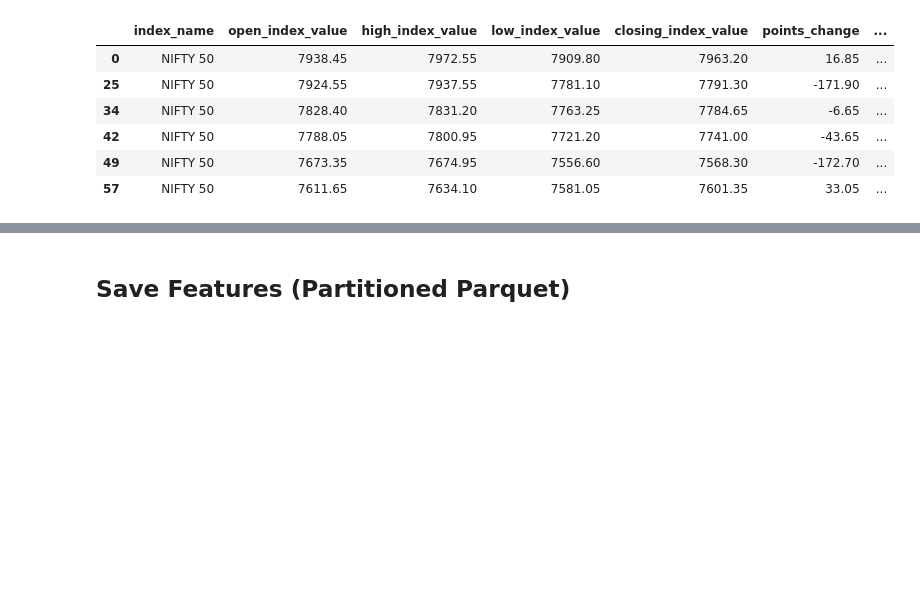
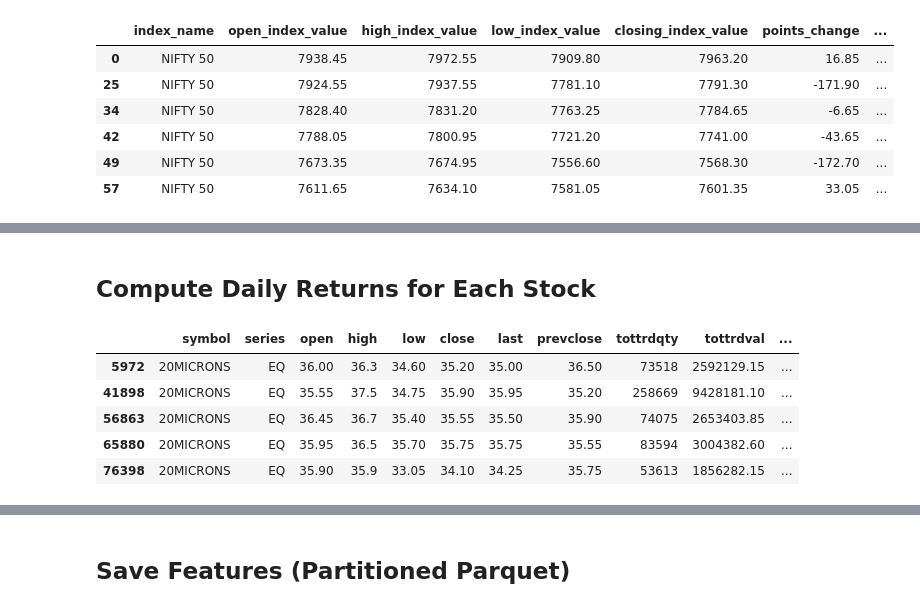
Before and after one commit to Hunter926261/NSE-NIFTY-50-DATA-PIPELINE, a Jupyter notebook: notebooks/01_index_feature_engineering.ipynb, the cells around one changed output, grey strips where cells are left out. Drawn from its saved outputs; the diff is of its cells as text; code cells hidden in the pictures; blank space fills up the shorter version.

```diff
--- a/notebooks/01_index_feature_engineering.ipynb
+++ b/notebooks/01_index_feature_engineering.ipynb
@@ -202,0 +227,17 @@ df.head(6)
+# %% [markdown]
+## Compute Daily Returns for Each Stock
+# %%
+# sort values by symbol and trade_date
+equity = equity.sort_values(["symbol", "trade_date"])
+
+# daily return per stock
+equity["return_1d"] = equity.groupby("symbol")["close"].pct_change()
+
+equity.head()
+# %% [output]
+|  | symbol | series | open | high | low | close | last | prevclose | tottrdqty | tottrdval | ... |
+| 5972 | 20MICRONS | EQ | 36.00 | 36.3 | 34.60 | 35.20 | 35.00 | 36.50 | 73518 | 2592129.15 | ... |
+| 41898 | 20MICRONS | EQ | 35.55 | 37.5 | 34.75 | 35.90 | 35.95 | 35.20 | 258669 | 9428181.10 | ... |
+| 56863 | 20MICRONS | EQ | 36.45 | 36.7 | 35.40 | 35.55 | 35.50 | 35.90 | 74075 | 2653403.85 | ... |
+| 65880 | 20MICRONS | EQ | 35.95 | 36.5 | 35.70 | 35.75 | 35.75 | 35.55 | 83594 | 3004382.60 | ... |
+| 76398 | 20MICRONS | EQ | 35.90 | 35.9 | 33.05 | 34.10 | 34.25 | 35.75 | 53613 | 1856282.15 | ... |
```
Also changed, not shown: parts of 10 cells of this notebook, 1 other file.
